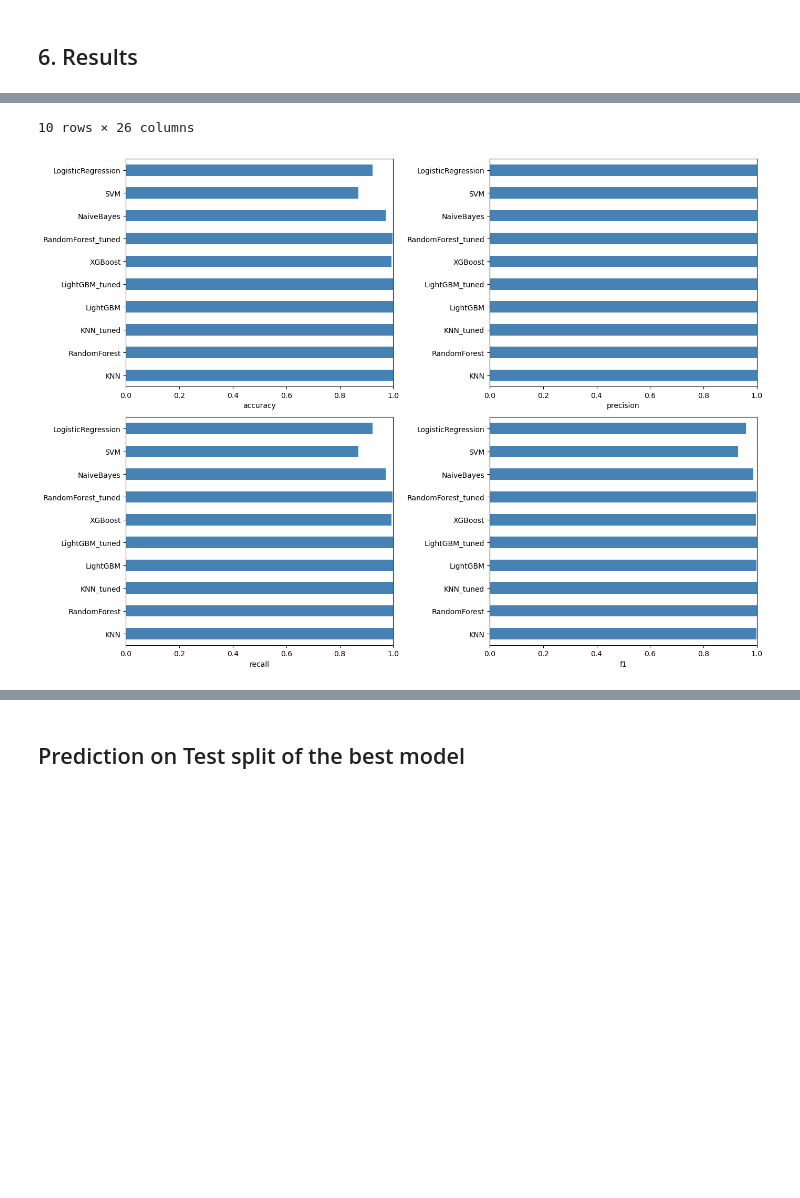
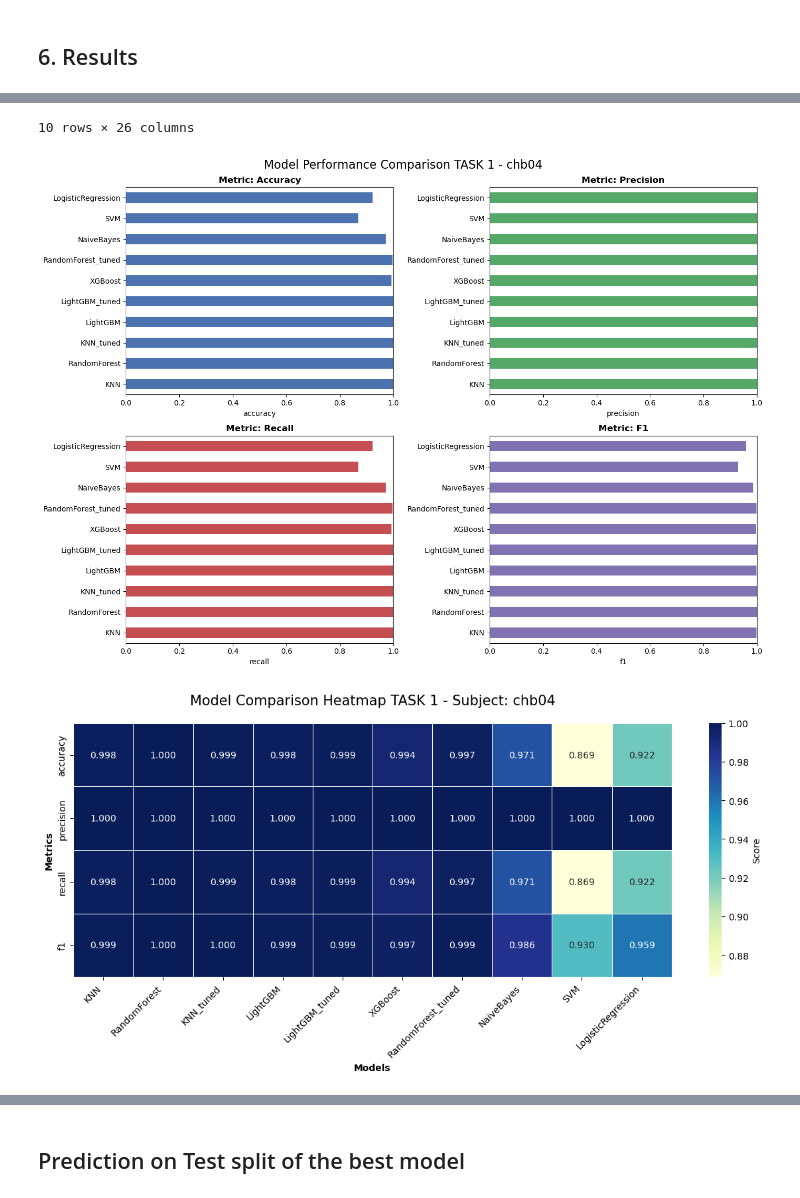
Before and after one commit to AlessiaBernacchia/EEG-epileptic-seizures-detection, a Jupyter notebook: notebooks/baseline_models/baseline_models.ipynb, the cells around one changed output, grey strips where cells are left out. Saved outputs shown, nothing was run; the diff lists cells and outputs as text; code cells hidden in the pictures; blank space fills up the shorter version.

Commit message:
feat(#5): improve results viz

```diff
--- a/notebooks/baseline_models/baseline_models.ipynb
+++ b/notebooks/baseline_models/baseline_models.ipynb
@@ -10,6 +10,7 @@ import sys
 from pathlib import Path
 import warnings
 
+import seaborn as sns
 import matplotlib.pyplot as plt
 import numpy as np
 import pandas as pd
@@ -35,6 +36,9 @@ print("Imports successful")
 
 RANDOM_STATE = 42
 N_JOBS = -1
+
+SAVE = True
+SAVE_PLOT_PATH = proj_dir / "doc" / "src" / "models"
 # %% [output]
 Imports successful
 # %% [markdown]
@@ -326,32 +330,65 @@ Name: proportion, dtype: float64
 # %%
 display(results_df)
 
 metrics = ["accuracy", "precision", "recall", "f1"]
+colors = ["#4C72B0", "#55A868", "#C44E52", "#8172B2"]
+
+# bar chart
 fig, axes = plt.subplots(2, 2, figsize=(14, 10))
-for metric, ax in zip(metrics, axes.flatten()):
-    results_df[metric].astype(float).plot(kind="barh", ax=ax, color="steelblue")
+fig.suptitle(f"Model Performance Comparison TASK 1 - {SELECTED_SUBJ}", fontsize=16)
+for metric, color, ax in zip(metrics, colors, axes.flatten()):
+    # sorted_series = results_df[metric].astype(float).sort_values()
+    results_df[metric].astype(float).plot(kind="barh", ax=ax, color=color)
+    ax.set_title(f"Metric: {metric.capitalize()}", fontweight='bold')
     ax.set_xlabel(metric)
     ax.set_xlim([0, 1])
 plt.tight_layout()
 plt.show()
 
+if SAVE:
+    SAVE_PLOT_PATH.mkdir(parents=True, exist_ok=True)
+    plot_file = SAVE_PLOT_PATH / f"task1_barchart_metrics_comparison_{SELECTED_SUBJ}.png"
+    fig.savefig(plot_file, dpi=300, bbox_inches='tight')
+
+# heatmap
+heatmap_data = results_df[metrics].astype(float).T
+
+fig = plt.figure(figsize=(12, 6))
+sns.heatmap(
+    heatmap_data, annot=True, fmt=".3f", cmap="YlGnBu", linewidths=.5,cbar_kws={'label': 'Score'}
+)
+
+plt.title(f"Model Comparison Heatmap TASK 1 - Subject: {SELECTED_SUBJ}", fontsize=15, pad=20)
+plt.xlabel("Models", fontweight='bold')
+plt.ylabel("Metrics", fontweight='bold')
+plt.xticks(rotation=45, ha='right')
+
+plt.tight_layout()
+plt.show()
+
+if SAVE:
+    SAVE_PLOT_PATH.mkdir(parents=True, exist_ok=True)
+    plot_file = SAVE_PLOT_PATH / f"task1_heatmap_metrics_comparison_{SELECTED_SUBJ}.png"
+    fig.savefig(plot_file, dpi=300, bbox_inches='tight')
+
 best_model_name = results_df["val_f1"].idxmax()
 print(f"Best model by validation F1: {best_model_name}")
 print(results_df.loc[best_model_name])
 # %% [output]
 |  | accuracy | precision | recall | f1 | precision_seizure | recall_seizure | f1_seizure | roc_auc | ... |
 | KNN | 0.998265 | 1.0 | 0.998265 | 0.999132 | 0.0 | 0.0 | 0.0 | NaN | ... |
 | RandomForest | 0.999752 | 1.0 | 0.999752 | 0.999876 | 0.0 | 0.0 | 0.0 | NaN | ... |
 | KNN_tuned | 0.999256 | 1.0 | 0.999256 | 0.999628 | 0.0 | 0.0 | 0.0 | NaN | ... |
 | LightGBM | 0.998265 | 1.0 | 0.998265 | 0.999132 | 0.0 | 0.0 | 0.0 | NaN | ... |
 | LightGBM_tuned | 0.998513 | 1.0 | 0.998513 | 0.999256 | 0.0 | 0.0 | 0.0 | NaN | ... |
 | XGBoost | 0.993803 | 1.0 | 0.993803 | 0.996892 | 0.0 | 0.0 | 0.0 | NaN | ... |
 | RandomForest_tuned | 0.997025 | 1.0 | 0.997025 | 0.99851 | 0.0 | 0.0 | 0.0 | NaN | ... |
 | NaiveBayes | 0.971492 | 1.0 | 0.971492 | 0.98554 | 0.0 | 0.0 | 0.0 | NaN | ... |
 | SVM | 0.868617 | 1.0 | 0.868617 | 0.92969 | 0.0 | 0.0 | 0.0 | NaN | ... |
 | LogisticRegression | 0.921666 | 1.0 | 0.921666 | 0.959236 | 0.0 | 0.0 | 0.0 | NaN | ... |
 10 rows × 26 columns
-[figure, old version]
+[figure, new version]
+[figure, added]
 Best model by validation F1: KNN
 accuracy                   0.998265
 precision                       1.0
```
Also changed, not shown: 3 other files.
